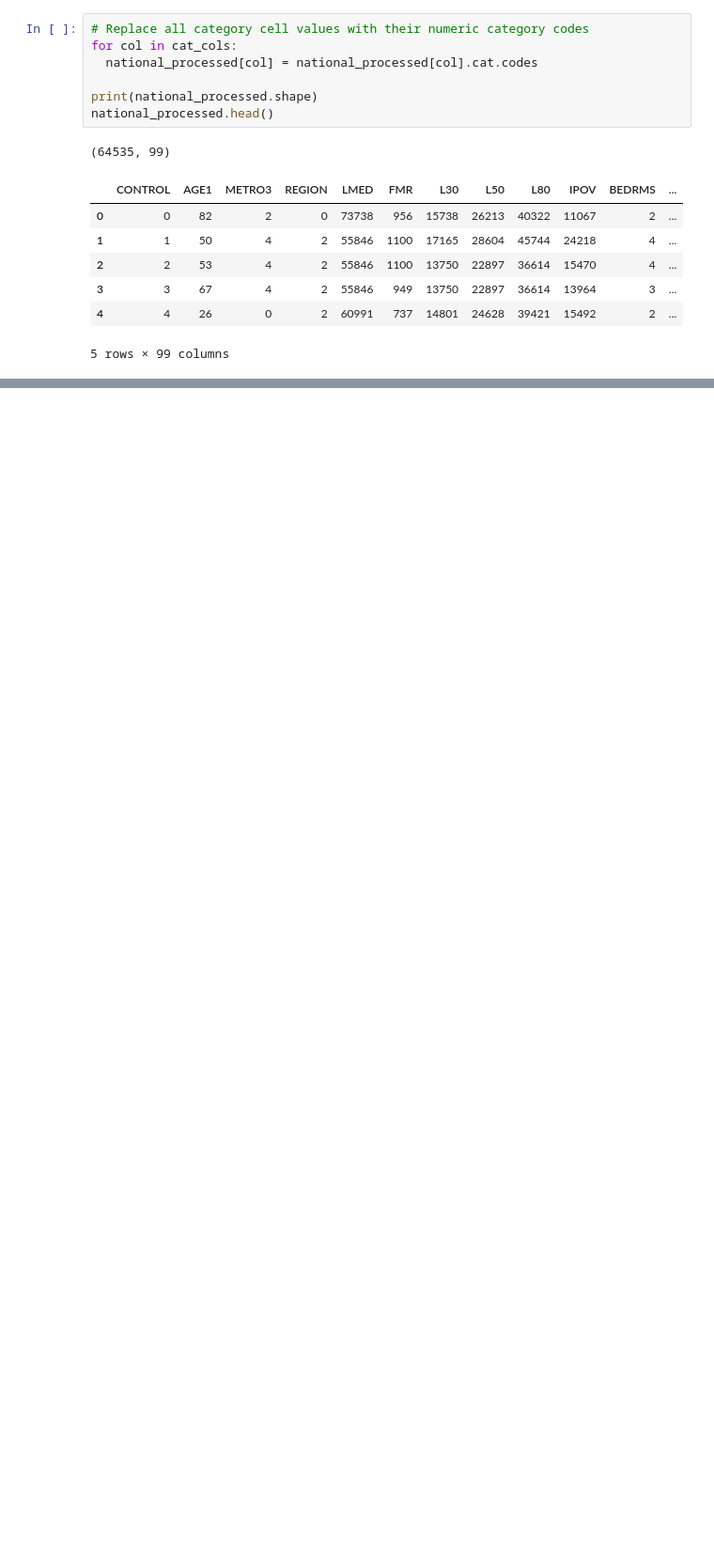
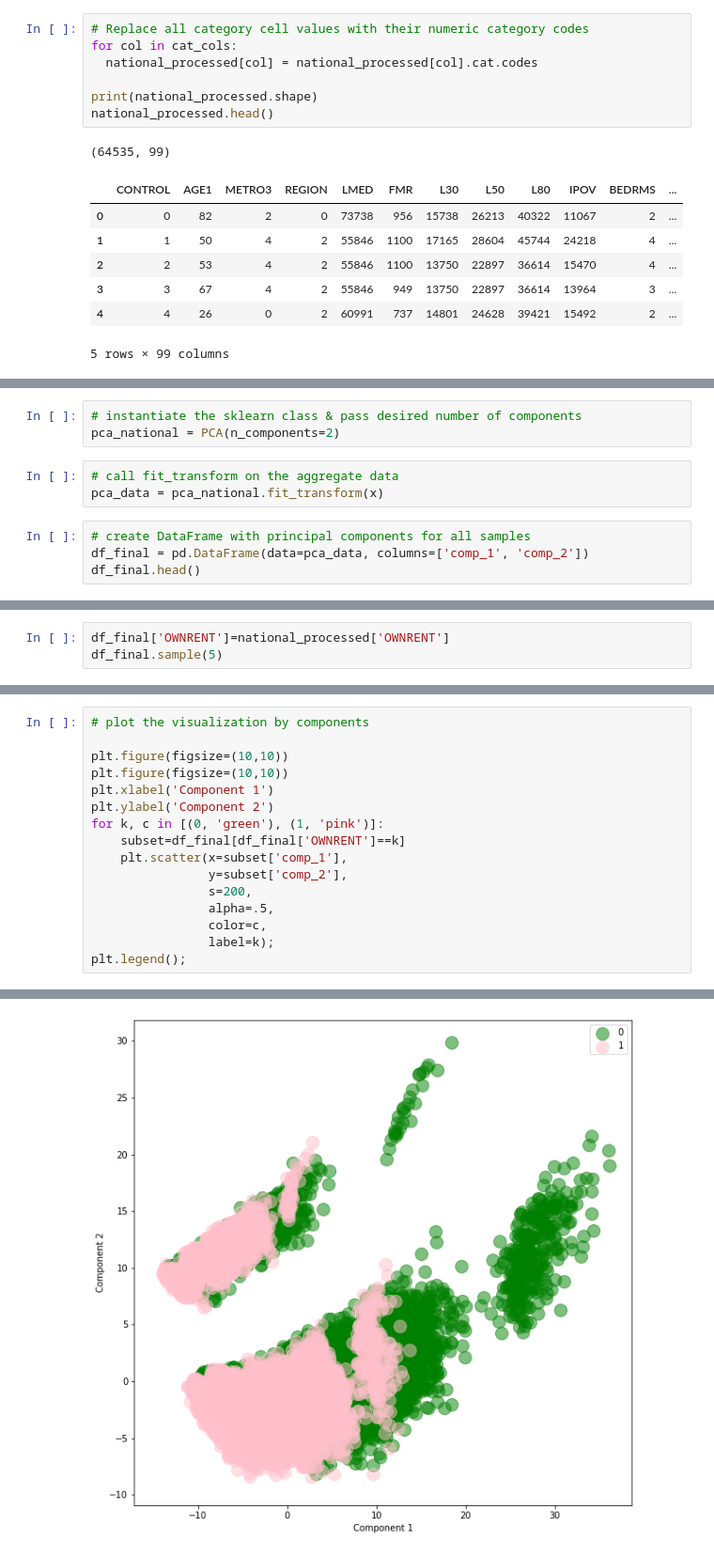
Before and after one commit to jjs5609/DS-Unit-1-Sprint-3-Linear-Algebra, a Jupyter notebook: module3-dimensionality-reduction/LS_DS_133_High_Dimensional_Data_Assignment.ipynb, the cells around one changed output, grey strips where cells are left out. Shown: that part at 94% size. Cells and saved outputs as stored; diff of their text form; blank space fills up the shorter version.

```diff
--- a/module3-dimensionality-reduction/LS_DS_133_High_Dimensional_Data_Assignment.ipynb
+++ b/module3-dimensionality-reduction/LS_DS_133_High_Dimensional_Data_Assignment.ipynb
@@ -441,0 +494,10 @@ Length: 99, dtype: object
+# %%
+# instantiate the sklearn class & pass desired number of components
+pca_national = PCA(n_components=2)
+# %%
+# call fit_transform on the aggregate data
+pca_data = pca_national.fit_transform(x)
+# %%
+# create DataFrame with principal components for all samples
+df_final = pd.DataFrame(data=pca_data, columns=['comp_1', 'comp_2'])
+df_final.head()
@@ -441,0 +536,3 @@ Length: 99, dtype: object
+# %%
+df_final['OWNRENT']=national_processed['OWNRENT']
+df_final.sample(5)
@@ -441,0 +546,17 @@ Length: 99, dtype: object
+# %%
+# plot the visualization by components
+
+plt.figure(figsize=(10,10))
+plt.figure(figsize=(10,10))
+plt.xlabel('Component 1')
+plt.ylabel('Component 2')
+for k, c in [(0, 'green'), (1, 'pink')]:
+    subset=df_final[df_final['OWNRENT']==k]
+    plt.scatter(x=subset['comp_1'],
+                y=subset['comp_2'],
+                s=200,
+                alpha=.5,
+                color=c,
+                label=k);
+plt.legend();
+# %% [output]
@@ -442,3 +564,4 @@ Length: 99, dtype: object
+[figure, added]
 # %% [markdown]
 # Stretch Goals
 
```
Also changed, not shown: parts of 23 cells of this notebook.
